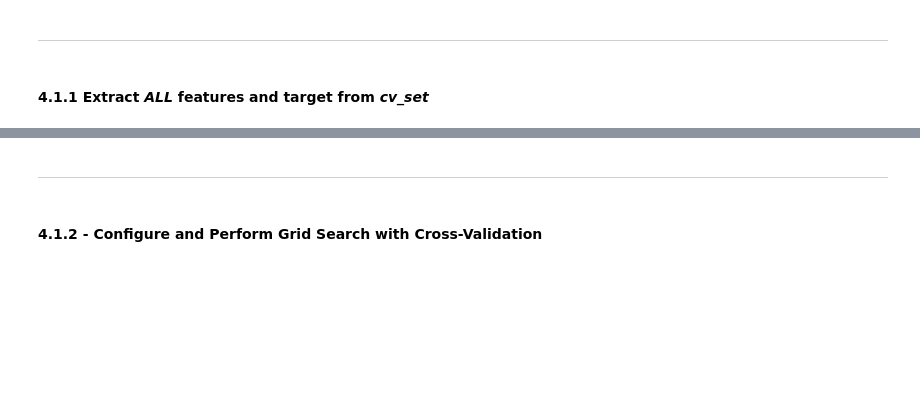
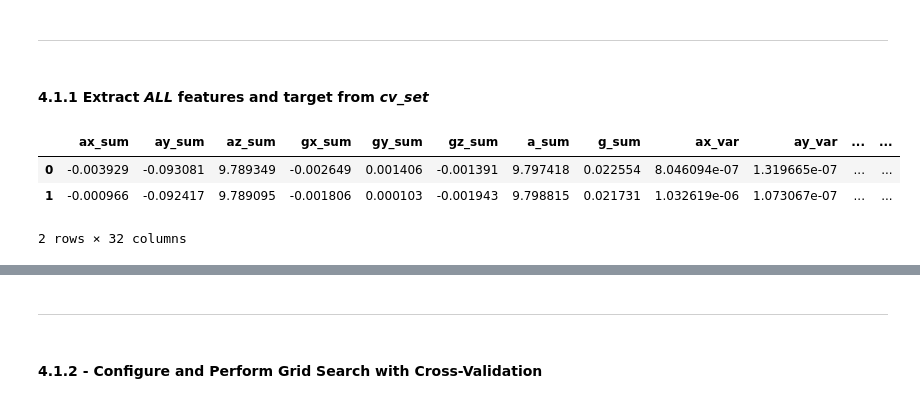
Before and after one commit to ZohrehMejrisazanoosi/engg680_2024_fall, a Jupyter notebook: Lab_Assignment4/Assignment 4.ipynb, the cells around one changed output, grey strips where cells are left out. Drawn from its saved outputs; the diff is of its cells as text; code cells hidden in the pictures; blank space fills up the shorter version.

```diff
--- a/Lab_Assignment4/Assignment 4.ipynb
+++ b/Lab_Assignment4/Assignment 4.ipynb
@@ -54,13 +60,13 @@ First load the following datasets into dataframes.
 # TODO: Load cross validation/training dataset (UrbanNav-HK_Whampoa-20210521_sensors.csv) to 'cv_set' dataframe
 
 # uncomment and compelete below
-cv_set = pd.read_csv('/content/sample_data/UrbanNav-HK_Whampoa-20210521_sensors.csv')
+cv_set = pd.read_csv('/content/UrbanNav-HK_Whampoa-20210521_sensors.csv')
 
 # TODO: Load UrbanNav-HK_TST-20210517_sensors.csv to 'test_set1' dataframe
-test_set1 = pd.read_csv('/content/sample_data/UrbanNav-HK_TST-20210517_sensors.csv')
+test_set1 = pd.read_csv('/content/UrbanNav-HK_TST-20210517_sensors.csv')
 
 # TODO: Load 2020-03-14-16-45-35.csv to 'test_set2' dataframe
-test_set2 = pd.read_csv('/content/sample_data/2020-03-14-16-45-35.csv')
+test_set2 = pd.read_csv('/content/2020-03-14-16-45-35.csv')
 # %% [markdown]
 For the *cv_set*, look at the dataframe head and info, and print the list of all columns. The *test_set1* and *test_set2* have the same schema as *cv_set*, however, have different number of rows (samples).
 # %%
@@ -1084,7 +1094,12 @@ ___
 #### 4.1.1 Extract *ALL* features and target from *cv_set*
 # %%
 # TODO - Load all features from cv_set to X
-# X =
+X = cv_set.drop(columns=['motion_state'])
 X.head(2)
+# %% [output]
+|  | ax_sum | ay_sum | az_sum | gx_sum | gy_sum | gz_sum | a_sum | g_sum | ax_var | ay_var | ... | ... |
+| 0 | -0.003929 | -0.093081 | 9.789349 | -0.002649 | 0.001406 | -0.001391 | 9.797418 | 0.022554 | 8.046094e-07 | 1.319665e-07 | ... | ... |
+| 1 | -0.000966 | -0.092417 | 9.789095 | -0.001806 | 0.000103 | -0.001943 | 9.798815 | 0.021731 | 1.032619e-06 | 1.073067e-07 | ... | ... |
+2 rows × 32 columns
 # %%
 # TODO - Load motion_state column (target vector) into y
```
Also changed, not shown: parts of 34 cells of this notebook.
